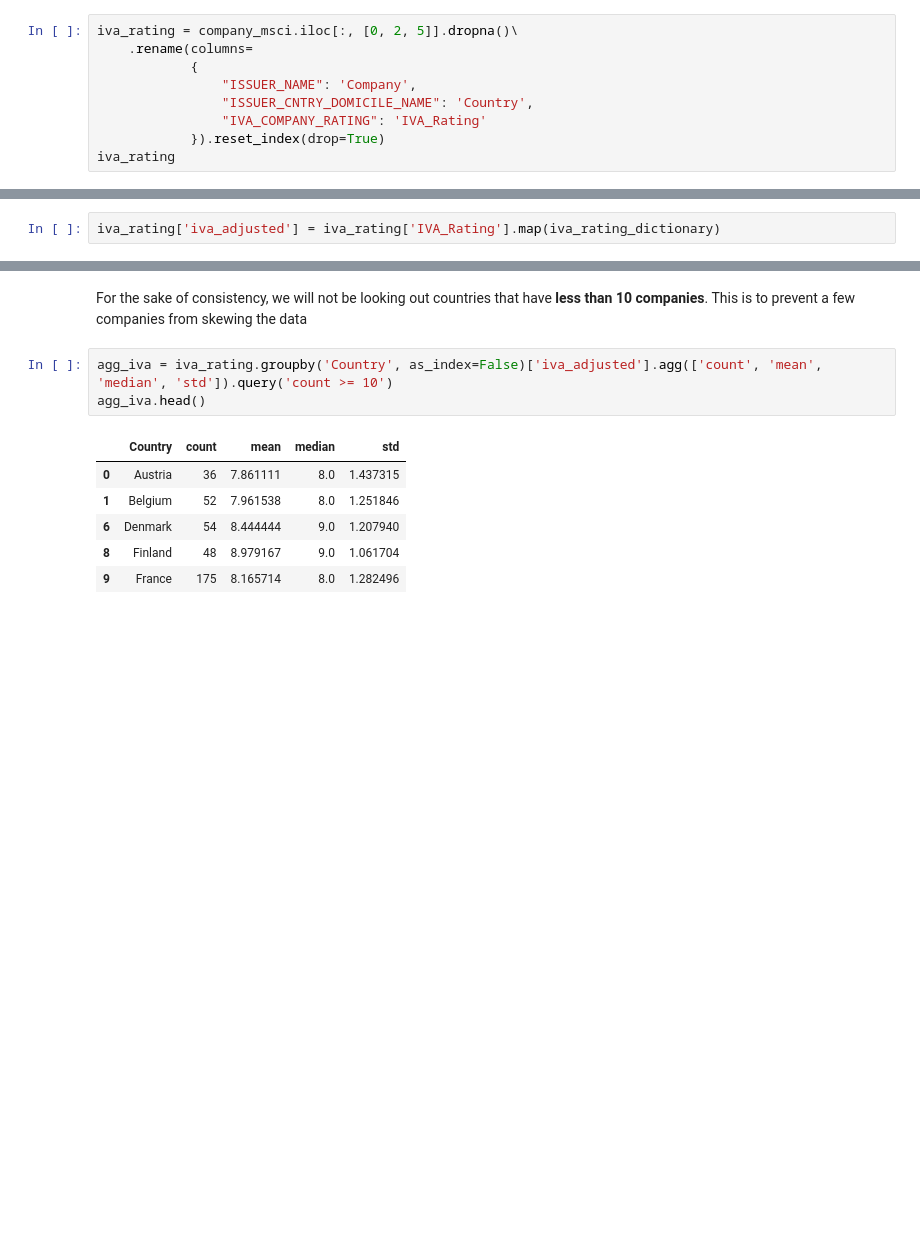
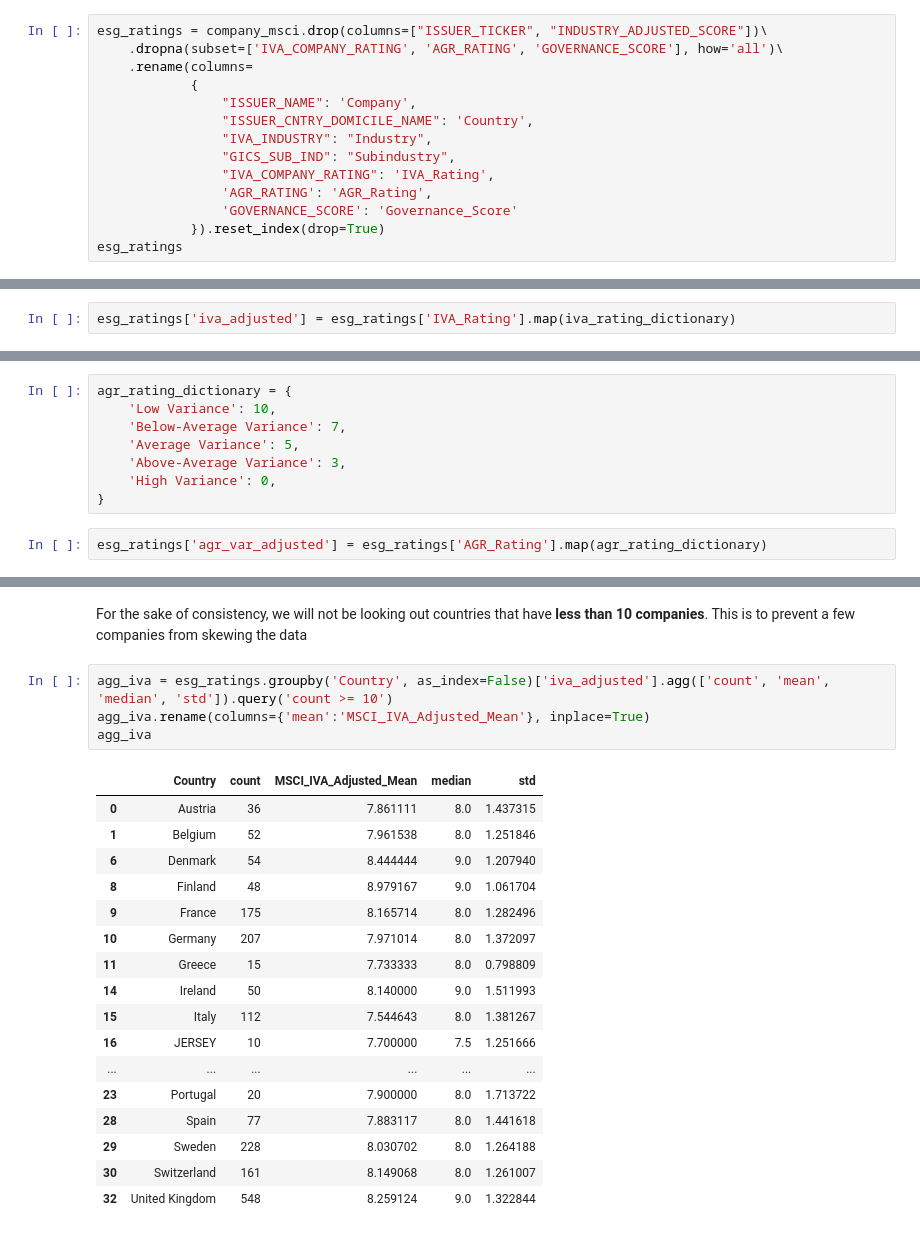
Before and after one commit to pavobravo11/Data501_Project, a Jupyter notebook: governance/company_ratings.ipynb, the cells around one changed output, grey strips where cells are left out. Cells and saved outputs as stored; diff of their text form; blank space fills up the shorter version.

```diff
--- a/governance/company_ratings.ipynb
+++ b/governance/company_ratings.ipynb
@@ -126,12 +126,17 @@ Fairly divided quantiles in terms of number of companies on the Morgan Stanely P
 # %% [markdown]
 The IVA rating is the intangible value assessment, it provides a rank based on industry research and analysis of corporate management of environmental and social risk factors. It is used to measure investment risk and opportunity from an ESG lense of each company **Source: MSCI_ESG_IVA.pdf**
 # %%
-iva_rating = company_msci.iloc[:, [0, 2, 5]].dropna()\
+esg_ratings = company_msci.drop(columns=["ISSUER_TICKER", "INDUSTRY_ADJUSTED_SCORE"])\
+    .dropna(subset=['IVA_COMPANY_RATING', 'AGR_RATING', 'GOVERNANCE_SCORE'], how='all')\
     .rename(columns=
             {
                 "ISSUER_NAME": 'Company',
                 "ISSUER_CNTRY_DOMICILE_NAME": 'Country',
-                "IVA_COMPANY_RATING": 'IVA_Rating'
+                "IVA_INDUSTRY": "Industry",
+                "GICS_SUB_IND": "Subindustry",
+                "IVA_COMPANY_RATING": 'IVA_Rating',
+                'AGR_RATING': 'AGR_Rating',
+                'GOVERNANCE_SCORE': 'Governance_Score'
             }).reset_index(drop=True)
-iva_rating
+esg_ratings
 # %% [output]
@@ -175,4 +180,4 @@ iva_rating_dictionary = {
     'DDD': 1
 }
 # %%
-iva_rating['iva_adjusted'] = iva_rating['IVA_Rating'].map(iva_rating_dictionary)
+esg_ratings['iva_adjusted'] = esg_ratings['IVA_Rating'].map(iva_rating_dictionary)
@@ -178,0 +205,10 @@ iva_rating['iva_adjusted'] = iva_rating['IVA_Rating'].map(iva_rating_dictionary)
+# %%
+agr_rating_dictionary = {
+    'Low Variance': 10,
+    'Below-Average Variance': 7,
+    'Average Variance': 5,
+    'Above-Average Variance': 3,
+    'High Variance': 0,
+}
+# %%
+esg_ratings['agr_var_adjusted'] = esg_ratings['AGR_Rating'].map(agr_rating_dictionary)
@@ -179,12 +268,24 @@ iva_rating['iva_adjusted'] = iva_rating['IVA_Rating'].map(iva_rating_dictionary)
 # %% [markdown]
 For the sake of consistency, we will not be looking out countries that have **less than 10 companies**. This is to prevent a few companies from skewing the data
 # %%
-agg_iva = iva_rating.groupby('Country', as_index=False)['iva_adjusted'].agg(['count', 'mean', 'median', 'std']).query('count >= 10')
-agg_iva.head()
+agg_iva = esg_ratings.groupby('Country', as_index=False)['iva_adjusted'].agg(['count', 'mean', 'median', 'std']).query('count >= 10')
+agg_iva.rename(columns={'mean':'MSCI_IVA_Adjusted_Mean'}, inplace=True)
+agg_iva
 # %% [output]
-|  | Country | count | mean | median | std |
+|  | Country | count | MSCI_IVA_Adjusted_Mean | median | std |
 | 0 | Austria | 36 | 7.861111 | 8.0 | 1.437315 |
 | 1 | Belgium | 52 | 7.961538 | 8.0 | 1.251846 |
 | 6 | Denmark | 54 | 8.444444 | 9.0 | 1.207940 |
 | 8 | Finland | 48 | 8.979167 | 9.0 | 1.061704 |
 | 9 | France | 175 | 8.165714 | 8.0 | 1.282496 |
+| 10 | Germany | 207 | 7.971014 | 8.0 | 1.372097 |
+| 11 | Greece | 15 | 7.733333 | 8.0 | 0.798809 |
+| 14 | Ireland | 50 | 8.140000 | 9.0 | 1.511993 |
+| 15 | Italy | 112 | 7.544643 | 8.0 | 1.381267 |
+| 16 | JERSEY | 10 | 7.700000 | 7.5 | 1.251666 |
+| ... | ... | ... | ... | ... | ... |
+| 23 | Portugal | 20 | 7.900000 | 8.0 | 1.713722 |
+| 28 | Spain | 77 | 7.883117 | 8.0 | 1.441618 |
+| 29 | Sweden | 228 | 8.030702 | 8.0 | 1.264188 |
+| 30 | Switzerland | 161 | 8.149068 | 8.0 | 1.261007 |
+| 32 | United Kingdom | 548 | 8.259124 | 9.0 | 1.322844 |
```
Also changed, not shown: parts of 17 cells of this notebook, 2 other files.
